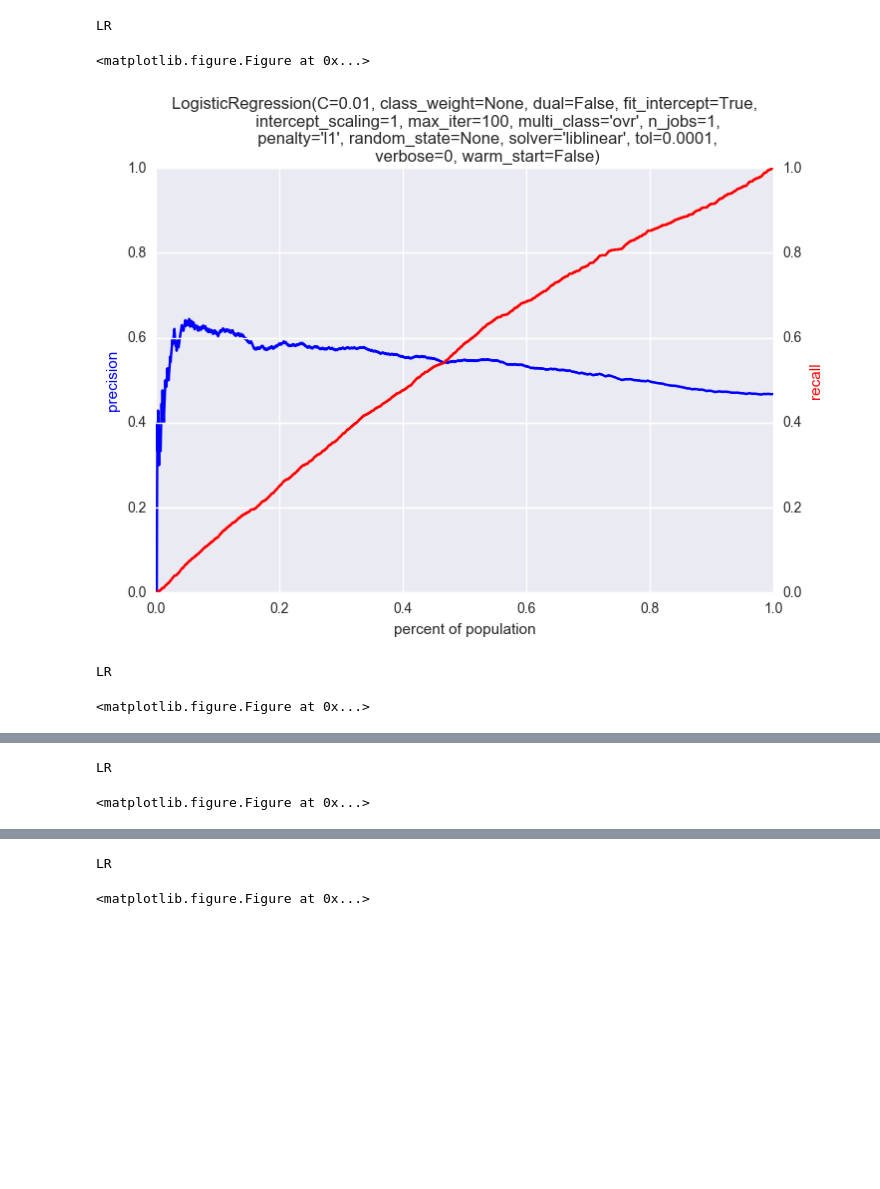
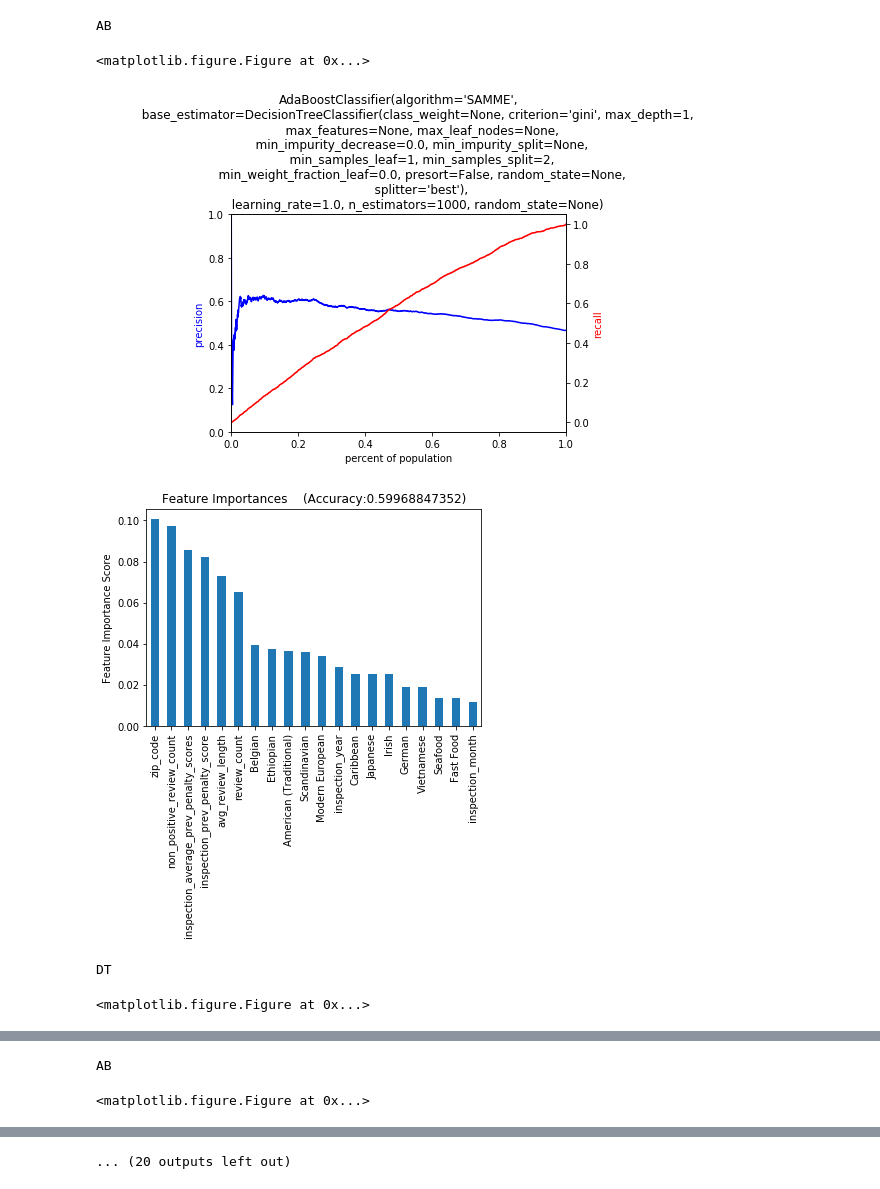
Before and after one commit to Minjia-Zhu/fresh_dash, a Jupyter notebook: Machine Learning Pipiline/MagicLoop.ipynb, the cells around one changed output, grey strips where cells are left out. Cells and saved outputs as stored; diff of their text form; code cells hidden in the pictures; blank space fills up the shorter version.

```diff
--- a/Machine Learning Pipiline/MagicLoop.ipynb
+++ b/Machine Learning Pipiline/MagicLoop.ipynb
@@ -58,8 +58,8 @@ def define_clfs_params(grid_size):
     'LR': { 'penalty': ['l1','l2'], 'C': [0.00001,0.0001,0.001,0.01,0.1,0.5,1,10]},
     'SGD': { 'loss': ['hinge','log','perceptron'], 'penalty': ['l2','l1','elasticnet']},
     'ET': { 'n_estimators': [1,10,100,1000,10000], 'criterion' : ['gini', 'entropy'] ,'max_depth': [1,5,10,20,50,100], 'max_features': ['sqrt','log2'],'min_samples_split': [2,5,10], 'n_jobs': [-1]},
-    'AB': { 'algorithm': ['SAMME', 'SAMME.R'], 'n_estimators': [1,10,100,1000,10000]},
-    'GB': {'n_estimators': [1,10,100,1000,10000], 'learning_rate' : [0.001,0.01,0.05,0.1,0.5],'subsample' : [0.1,0.5,1.0], 'max_depth': [1,3,5,10,20,50,100]},
+    'AB': { 'algorithm': ['SAMME.R'], 'n_estimators': [10,100,300,500,700,800,1000], 'learning_rate':[0.05,0.1,0.2,0.3,0.5,0.7,0.9,1]},
+    'GB': {'n_estimators': [10,100,300,500,700,800,1000], 'learning_rate' : [0.001,0.01,0.05,0.1,0.5],'subsample' : [0.1,0.5,1.0], 'max_depth': [1,3,5,10,20,50,100]},
     'NB' : {},
     'DT': {'criterion': ['gini', 'entropy'], 'max_depth': [1,5,10,20,50,100],'min_samples_split': [2,5,10]},
     'SVM' :{'C' :[0.00001,0.0001,0.001,0.01,0.1,1,10],'kernel':['linear']},
@@ -81,13 +81,13 @@ def define_clfs_params(grid_size):
 
     test_grid = {
     'RF':{'n_estimators': [1], 'max_depth': [1], 'max_features': ['sqrt'],'min_samples_split': [10]},
-    'LR': { 'penalty': ['l1'], 'C': [0.01]},
+    'LR': { 'penalty': ['l2'], 'C': [0.0001]},
     'SGD': { 'loss': ['perceptron'], 'penalty': ['l2']},
     'ET': { 'n_estimators': [1], 'criterion' : ['gini'] ,'max_depth': [1], 'max_features': ['sqrt'],'min_samples_split': [10]},
-    'AB': { 'algorithm': ['SAMME'], 'n_estimators': [1]},
+    'AB': { 'algorithm': ['SAMME'], 'n_estimators': [1000]},
     'GB': {'n_estimators': [1], 'learning_rate' : [0.1],'subsample' : [0.5], 'max_depth': [1]},
     'NB' : {},
-    'DT': {'criterion': ['gini'], 'max_depth': [1],'min_samples_split': [10]},
+    'DT': {'criterion': ['entropy'], 'max_depth': [10],'min_samples_split': [10]},
     'SVM' :{'C' :[0.01],'kernel':['linear']},
     'KNN' :{'n_neighbors': [5],'weights': ['uniform'],'algorithm': ['auto']}
            }
@@ -223,33 +223,39 @@ def clf_loop(df, models_to_run, clfs,balanced=True, features_groups =['BASE', 'B
                                                        accuracy, f1, precision, recall,
                                                        get_feature_importance(clf, models_to_run[index])]
                     plot_precision_recall_n(y_test,y_pred_probs,clf)
+                    feat_imp = pd.Series(clf.feature_importances_, features_cols[features_group]).sort_values(ascending=False)[:20]
+                    feat_imp.plot(kind='bar', title='Feature Importances    '+ '(Accuracy:'+str(accuracy)+')')
+                    plt.ylabel('Feature Importance Score')
+                    plt.savefig('feature_importance_'+str(models_to_run[index])+'_'+str(p)+str(features_group)+'.png',bbox_inches='tight')
+                    plt.show()
+
                 except IndexError as e:
                     print('Error:',e)
                     continue
 
     filename = 'ml_results_cv'
-    if not balanced:
-        filename +="_imbalanced"
-    results_df.to_csv(filename +'.csv', index=False)
+    results_df.to_csv(filename  +'.csv', index=False)
+
     return (models,data)
 # %%
 df = pd.read_csv('features_table.csv', index_col=0)
 # %%
 # define grid to use: test, small, large
 grid_size = 'test'
 clfs, grid = define_clfs_params(grid_size)
 
 # define models to run
-models_to_run=['LR']
+models_to_run=['AB',"DT"]
 
 # define features
 features_groups =['BASE', 'BASE+NGRAM', 'BASE+TM', 'ALL']
 
 # call clf_loop for balanced data
 results = clf_loop(df, models_to_run, clfs, grid, features_groups)
 # %% [output]
-LR
+AB
 <matplotlib.figure.Figure at 0x...>
-[figure, old version]
+[figure, new version]
+[figure, new version]
-LR
+DT
 <matplotlib.figure.Figure at 0x...>
@@ -257,2 +264,2 @@ LR
-LR
+AB
 <matplotlib.figure.Figure at 0x...>
@@ -260,2 +268 @@ LR
-LR
+... (20 outputs left out)
-<matplotlib.figure.Figure at 0x...>
```
Also changed, not shown: parts of 1 cell of this notebook, 8 other files.
